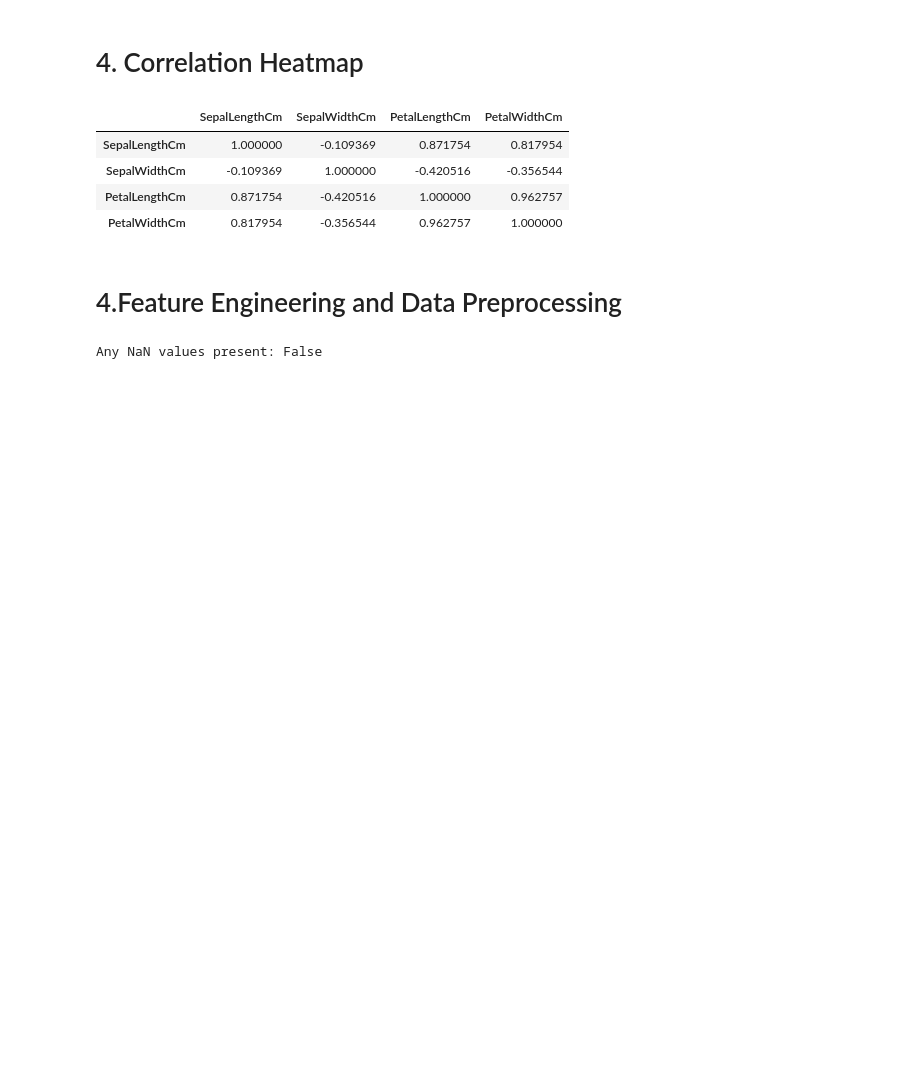
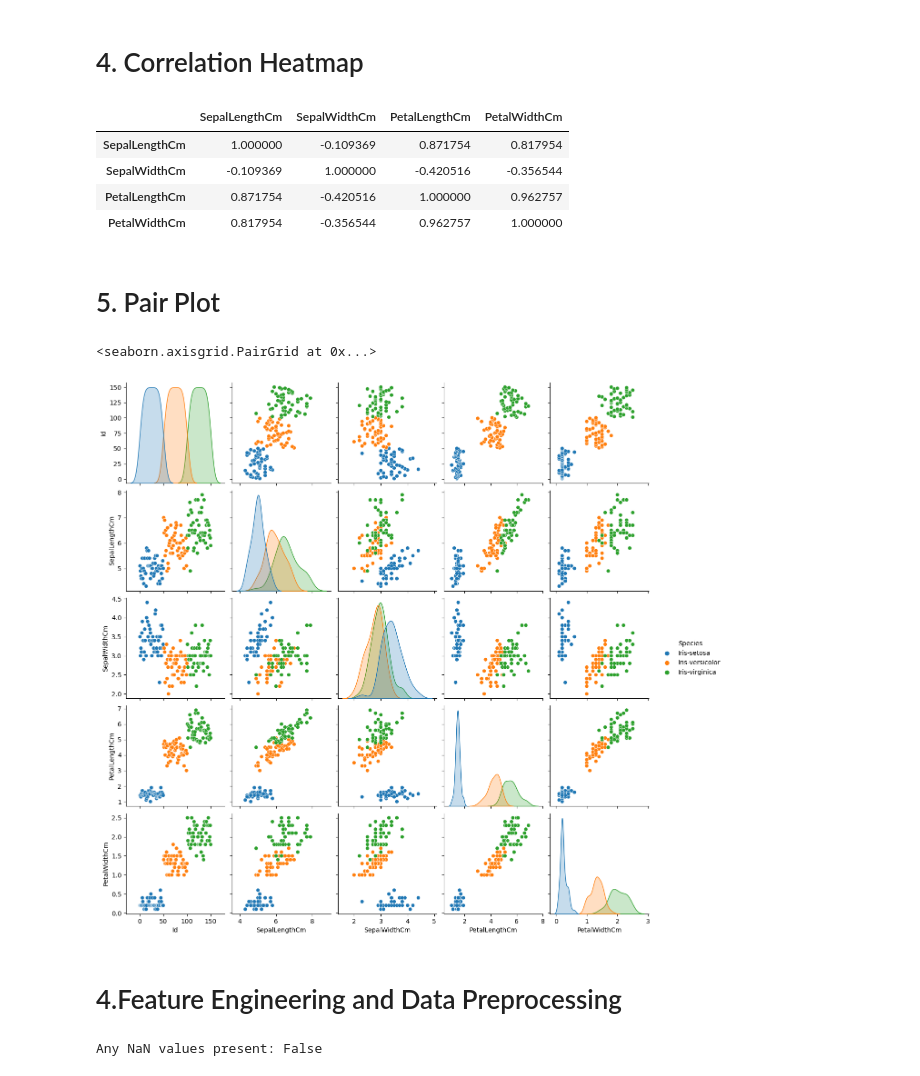
Before and after one commit to VishnupriyaSR/IRIS-FLOWER-CLASSIFICATION, a Jupyter notebook: iris.ipynb, the cells around one changed output. Cells and saved outputs as stored; diff of their text form; code cells hidden in the pictures; blank space fills up the shorter version.

```diff
--- a/iris.ipynb
+++ b/iris.ipynb
@@ -223,6 +223,13 @@ numdf.corr()
 | SepalWidthCm | -0.109369 | 1.000000 | -0.420516 | -0.356544 |
 | PetalLengthCm | 0.871754 | -0.420516 | 1.000000 | 0.962757 |
 | PetalWidthCm | 0.817954 | -0.356544 | 0.962757 | 1.000000 |
+# %% [markdown]
+# 5. Pair Plot
+# %%
+sns.pairplot(df,hue='Species')
+# %% [output]
+<seaborn.axisgrid.PairGrid at 0x...>
+[figure, added]
 # %% [markdown]
 # 4.Feature Engineering and Data Preprocessing
 # %%
```
